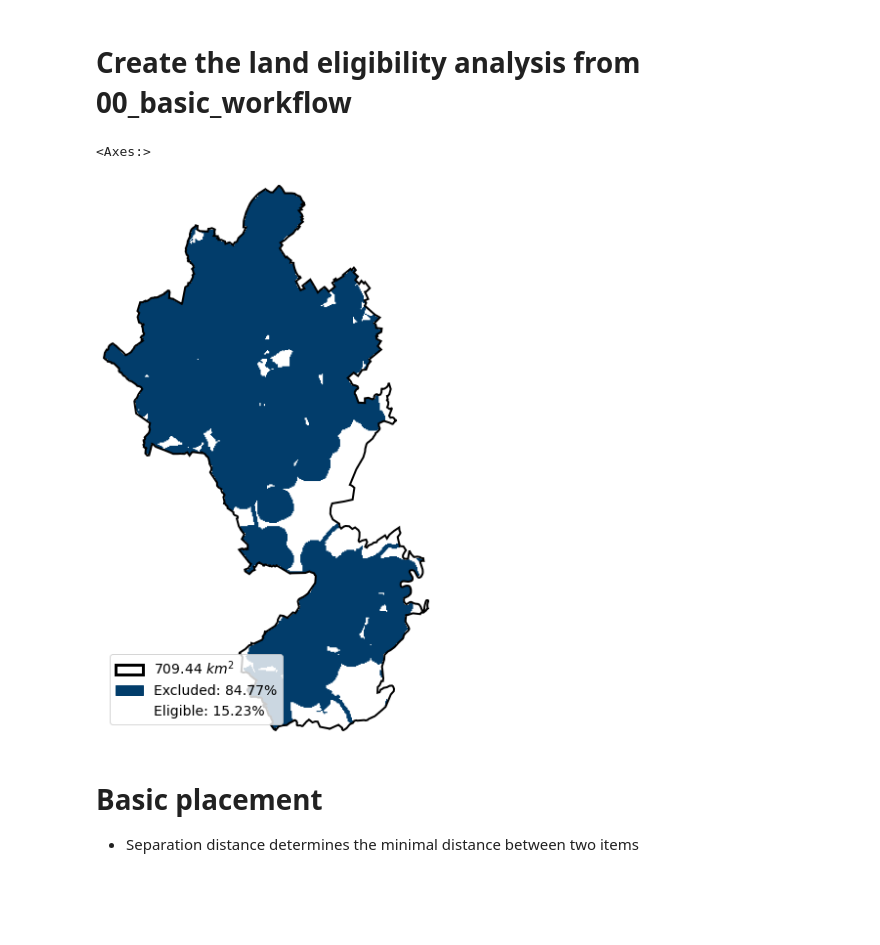
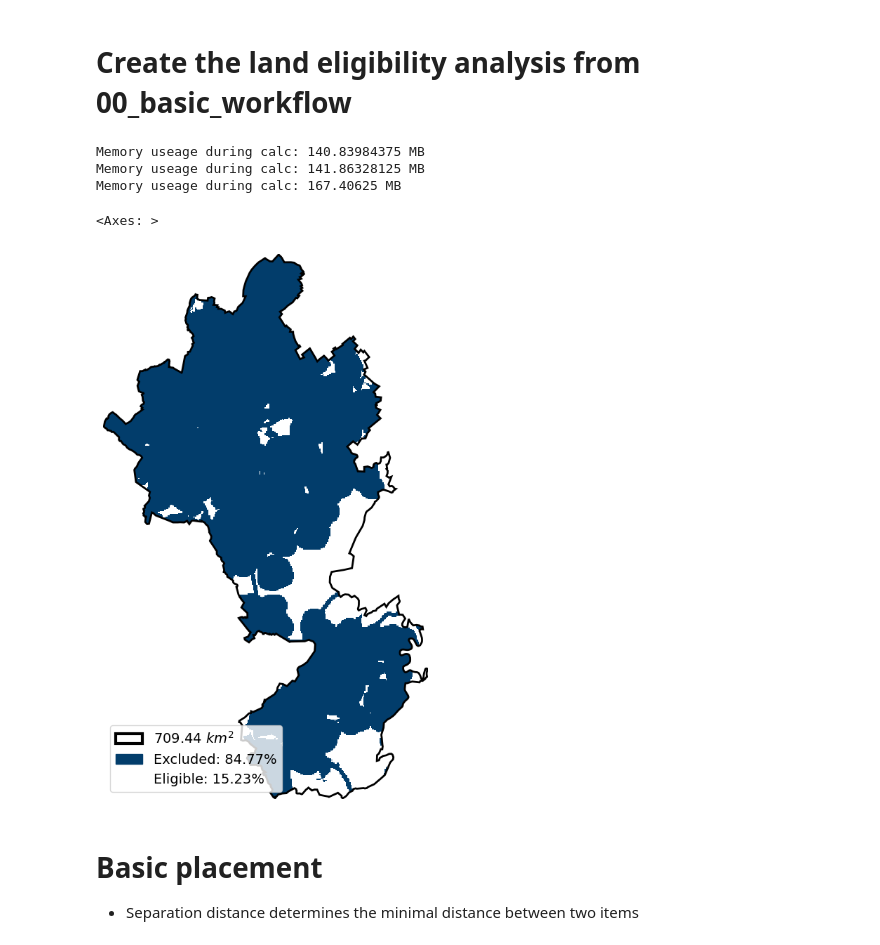
Before and after one commit to FZJ-IEK3-VSA/glaes, a Jupyter notebook: Examples/01_Placement_algorithm.ipynb, the cells around one changed output. Drawn from its saved outputs; the diff is of its cells as text; code cells hidden in the pictures; blank space fills up the shorter version.

```diff
--- a/Examples/01_Placement_algorithm.ipynb
+++ b/Examples/01_Placement_algorithm.ipynb
@@ -13,26 +13,29 @@ import glaes as gl
 # %%
 # Choose a region to operate on (Here, a predefined region for Aachen, Germany is used)
 regionPath = gl._test_data_["aachenShapefile.shp"]
 
 # Initialize ExclusionCalculator object
-ec = gl.ExclusionCalculator(regionPath, srs=3035, pixelSize=100)
+ec = gl.ExclusionCalculator(regionPath, srs=3035, pixelRes=100)
 
 # Apply Exclusions
 ec.excludeRasterType(gl._test_data_["clc-aachen_clipped.tif"], value=(12, 22))
 ec.excludeRasterType(
     gl._test_data_["clc-aachen_clipped.tif"], value=(1, 2), buffer=1000
 )
 ec.excludeVectorType(
     gl._test_data_["aachenRoads.shp"],
     buffer=200,
     where="type='motorway' OR type='primary' OR type='trunk'",
 )
 
 # Draw result
 ec.draw()
 # %% [output]
-<Axes:>
+Memory useage during calc: 140.83984375 MB
+Memory useage during calc: 141.86328125 MB
+Memory useage during calc: 167.40625 MB
+<Axes: >
-[figure, old version]
+[figure, new version]
 # %% [markdown]
 # Basic placement
 
```
Also changed, not shown: parts of 5 cells of this notebook, 3 other files.
